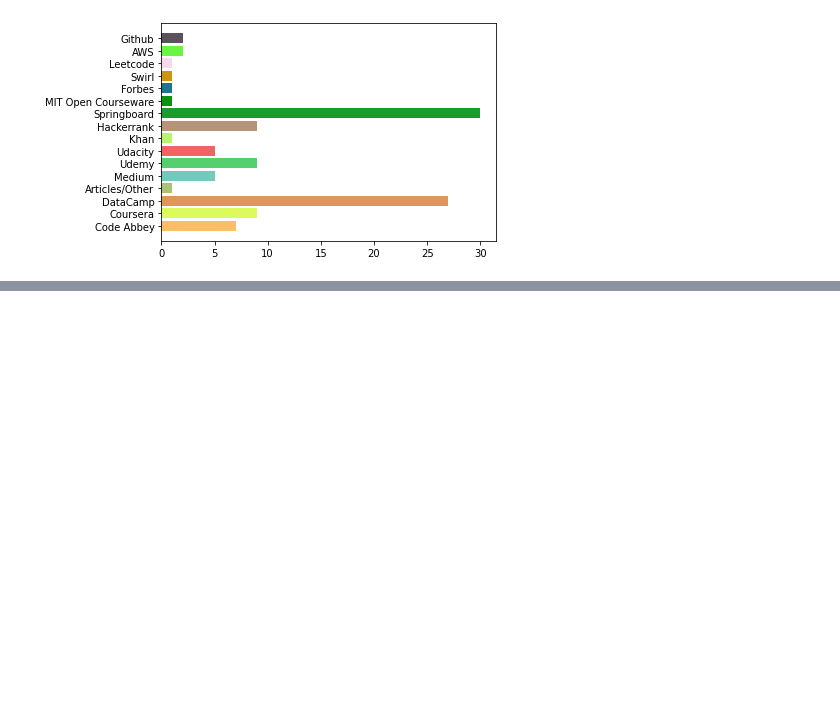
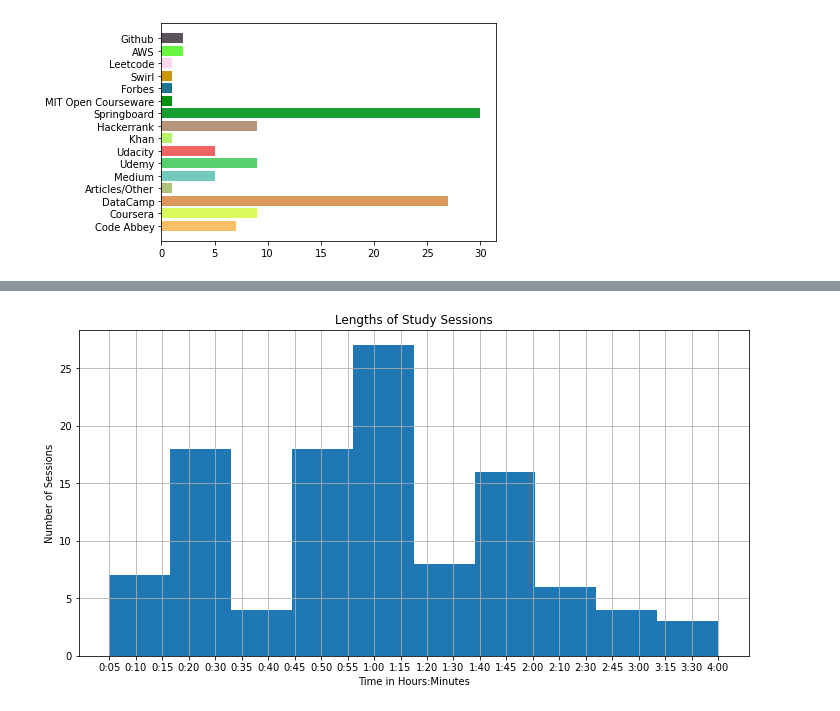
Before and after one commit to Kevin-Kwasnik/master-datasc, a Jupyter notebook: datacamp-materials/data-manipulation/study-data-june-22.ipynb, the cells around one changed output, grey strips where cells are left out. Cells and saved outputs as stored; diff of their text form; code cells hidden in the pictures; blank space fills up the shorter version.

Commit message:
data visualization

```diff
--- a/datacamp-materials/data-manipulation/study-data-june-22.ipynb
+++ b/datacamp-materials/data-manipulation/study-data-june-22.ipynb
@@ -107,0 +109,8 @@ plt.show()
+# %%
+clean_study["Total"].sort_values().hist(figsize = (12,6))
+plt.title("Lengths of Study Sessions")
+plt.xlabel("Time in Hours:Minutes")
+plt.ylabel("Number of Sessions")
+plt.show()
+# %% [output]
+[figure, added]
```
Also changed, not shown: parts of 1 cell of this notebook, 5 other files.
